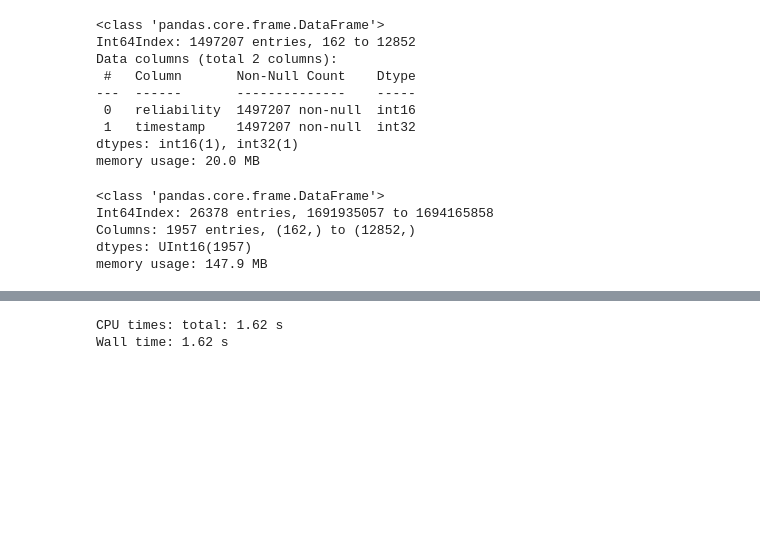
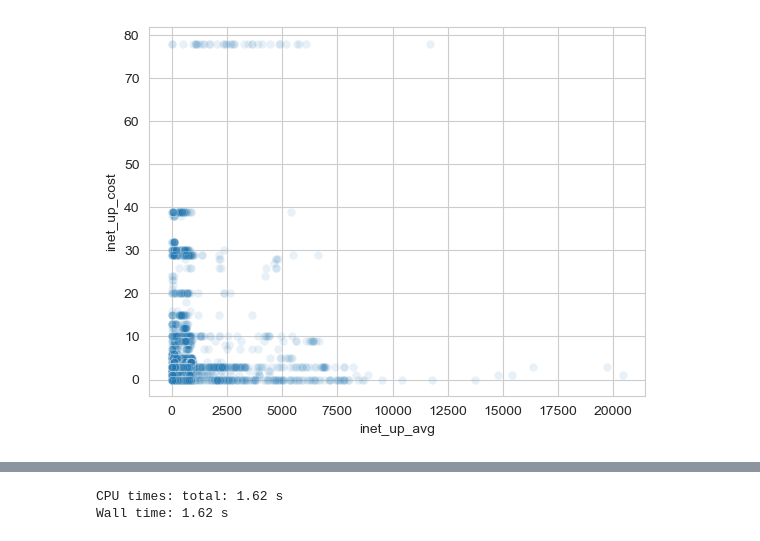
Before and after one commit to alkorolyov/vast-stats, a Jupyter notebook: notebooks/05_db_analysis.ipynb, the cells around one changed output, grey strips where cells are left out. Drawn from its saved outputs; the diff is of its cells as text; code cells hidden in the pictures; blank space fills up the shorter version.

```diff
--- a/notebooks/05_db_analysis.ipynb
+++ b/notebooks/05_db_analysis.ipynb
@@ -14,0 +39,4 @@ conn = sqlite3.connect('../data/vast_old.db')
+# %%
+sns.scatterplot(df, x='inet_up_avg', y='inet_up_cost', alpha=0.1);
+# %% [output]
+[figure, added]
@@ -15,31 +49,2 @@ conn = sqlite3.connect('../data/vast_old.db')
 # %%
-rel_df = table_to_df('reliability_ts', conn)
-rel_df = reduce_mem_usage(rel_df)
-
-rel_df.set_index('machine_id', inplace=True)
-rel_df.sort_index(inplace=True)
-
-rel_df.info()
+eod = dbm.table_to_df('eod_snp').set_index('machine_id')
-# %% [output]
-<class 'pandas.core.frame.DataFrame'>
-Int64Index: 1497207 entries, 162 to 12852
-Data columns (total 2 columns):
- #   Column       Non-Null Count    Dtype
----  ------       --------------    -----
- 0   reliability  1497207 non-null  int16
- 1   timestamp    1497207 non-null  int32
-dtypes: int16(1), int32(1)
-memory usage: 20.0 MB
-# %%
-ts_idx = rel_df.timestamp.unique()
-machine_ids = rel_df.index.unique()
-
-df = pd.DataFrame(columns=[machine_ids], index=ts_idx, dtype='UInt16')
-df.sort_index(inplace=True)
-df.info()
-# %% [output]
-<class 'pandas.core.frame.DataFrame'>
-Int64Index: 26378 entries, 1691935057 to 1694165858
-Columns: 1957 entries, (162,) to (12852,)
-dtypes: UInt16(1957)
-memory usage: 147.9 MB
```
Also changed, not shown: parts of 19 cells of this notebook, 5 other files.
